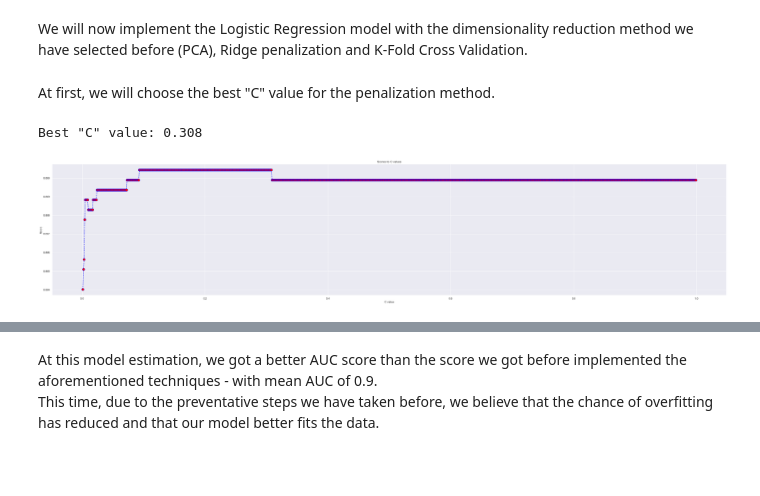
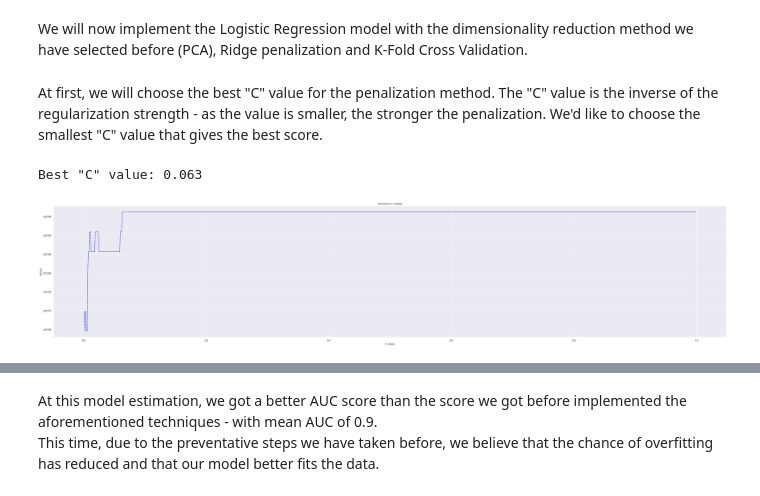
Before and after one commit to mikisegall/ml_final_project, a Jupyter notebook: master_notebook.ipynb, the cells around one changed output, grey strips where cells are left out. Cells and saved outputs as stored; diff of their text form; code cells hidden in the pictures; blank space fills up the shorter version.

```diff
--- a/master_notebook.ipynb
+++ b/master_notebook.ipynb
@@ -277,0 +275,4 @@ filled_train_data = fill_missing_data(clean_train_data)
+# %%
+filled_train_data = fill_missing_data(clean_train_data)
+cols_to_drop =  ['BounceRates', 'admin_page_duration', 'product_page_duration', 'info_page_duration', 'D']
+filled_train_data.drop(columns=cols_to_drop, inplace=True)
@@ -372,14 +361,18 @@ As it appears, the data distribution pretty much remained the same, so we are go
 
 We will train and predict with a simple logistic regression. This will help us to have a base line of our expectations and achieved performance, and understand if following operations help or not.
 # %%
+# We will add 'id' and 'purchase' to ignored cols as it is just the row id and should not indicate anything more.
+cols_not_in_x_data = ['id', 'purchase']
 y = train_data_wo_outliers['purchase']
-X = train_data_wo_outliers[[col for col in train_data_wo_outliers.columns if col not in ['purchase']]]
-
+X = train_data_wo_outliers[[col for col in train_data_wo_outliers.columns if col not in cols_not_in_x_data]]
 x_train, x_validation, y_train, y_validation = train_test_split(
        X, y, test_size=0.2, random_state=42, shuffle=True
 )
 
 lr = LogisticRegression(max_iter=10000).fit(x_train, y_train)
-print("Validation set:")
 display = RocCurveDisplay.from_estimator(lr, x_validation, y_validation)
+
+y_pred_train = lr.predict_proba(x_train)[:, 1]
+train_auc = roc_auc_score(y_train, y_pred_train)
+print(f"Training set AUC score: {train_auc}")
 # %% [output]
@@ -415,11 +400,3 @@ We will run all this after removing the columns suggested in the correlation sta
-# %%
-# We will add 'id' and 'purchase' to ignored cols as it is just the row id and should not indicate anything more.
-cols_not_in_x_data = ['id', 'purchase', 'BounceRates', 'admin_page_duration', 'product_page_duration', 'info_page_duration']
-y = train_data_wo_outliers['purchase']
-X = train_data_wo_outliers[[col for col in train_data_wo_outliers.columns if col not in cols_not_in_x_data]]
-x_train, x_validation, y_train, y_validation = train_test_split(
-       X, y, test_size=0.2, random_state=42, shuffle=True
-)
 # %% [markdown]
 We will now run it on the test first model we're about to check - Logistic Regression.
 # %%
@@ -465,28 +442,31 @@ x_pca = np.dot(normalized_x, x_components)
-# %% [markdown]
-At first, we will choose the best "C" value for the penalization method.
+# %% [markdown]
+At first, we will choose the best "C" value for the penalization method. The "C" value is the inverse of the regularization strength - as the value is smaller, the stronger the penalization.
+We'd like to choose the smallest "C" value that gives the best score.
 # %%
 # first choose best c
 
 best_c = 0
+best_score = 0
 c_list = [p/1000 for p in range(0, 1000)][1:]
 c_score = []
 for c in c_list:
     lr = LogisticRegression(penalty="l2",max_iter=1000000,solver = "liblinear",C=c)
     lr.fit(x_pca_train, y_train)
     score = lr.score(x_pca_test, y_validation)
+    if score > best_score:
+        best_c = c
+        best_score = score
     c_score.append(score)
-    if score >= max(c_score):
-        best_c = c
 # %%
 plt.figure(figsize=(50,10))
 plt.plot(c_list,c_score,color='blue', linestyle='dashed',
-         marker='o',markerfacecolor='red', markersize=10)
+         markerfacecolor='red', markersize=10)
 plt.title('Scores to C values')
 plt.xlabel('C value')
 plt.ylabel('Score')
 
 print(f"""Best "C" value: {best_c}""")
 # %% [output]
-Best "C" value: 0.308
+Best "C" value: 0.063
-[figure, old version]
+[figure, new version]
 # %%
```
Also changed, not shown: parts of 51 cells of this notebook.
